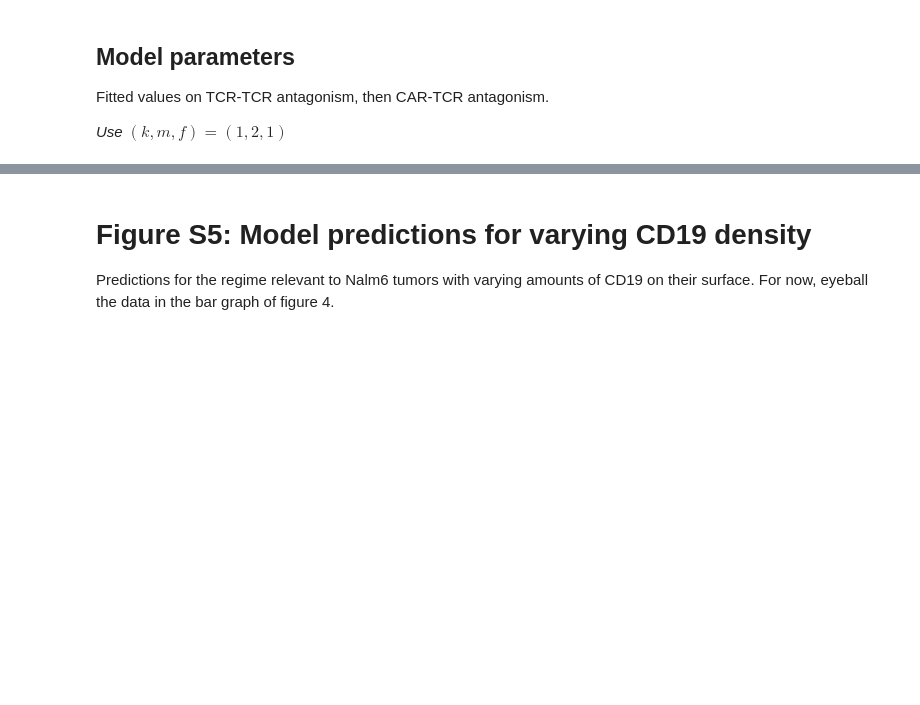
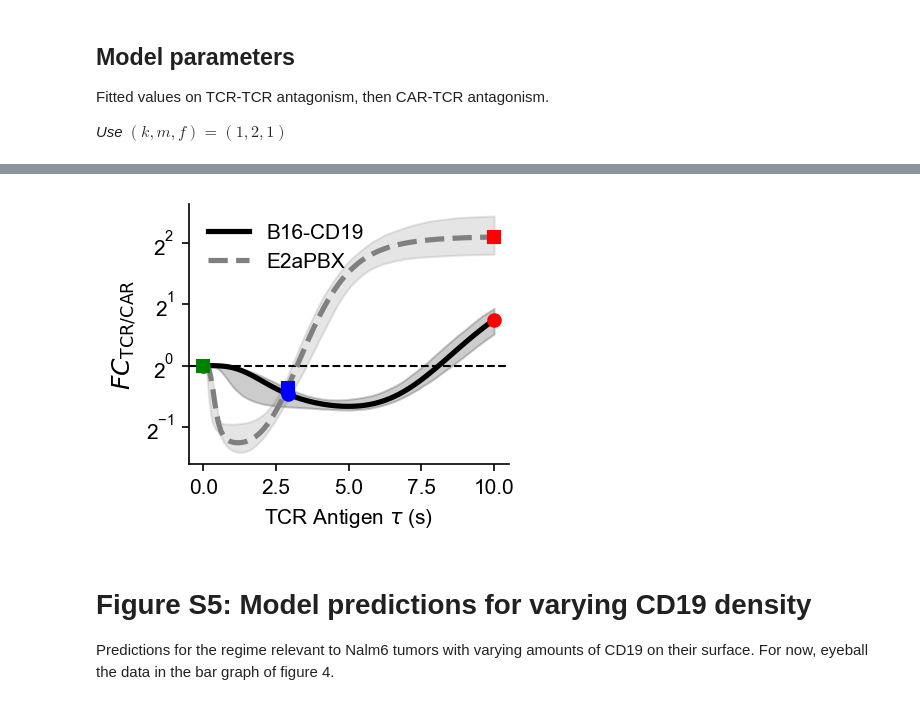
Before and after one commit to frbourassa/tcr_car_antagonism, a Jupyter notebook: tcr_car_further_model_predictions.ipynb, the cells around one changed output, grey strips where cells are left out. Drawn from its saved outputs; the diff is of its cells as text; code cells hidden in the pictures; blank space fills up the shorter version.

```diff
--- a/tcr_car_further_model_predictions.ipynb
+++ b/tcr_car_further_model_predictions.ipynb
@@ -42,7 +42,9 @@ do_save_plots = False
 # %%
 # Display figures larger
 plt.rcParams['figure.dpi'] = 150 # default for me was 75
-fig_dir = "figures/extra_predictions/"
+fig_dir = os.path.join("figures", "extra_predictions")
+res_folder = os.path.join("results", "for_plots")
+surf_folder = os.path.join("data", "surface_counts")
 plt.rcParams["font.family"] = "Arial"
 # %% [markdown]
 ## Model parameters
@@ -78,0 +197,45 @@ with h5py.File(os.path.join("results", "mcmc", samples_fname), "r") as rfile:
+# %%
+# Plot antagonism ratio vs tau for the L_TCR, L_CAR conditions of B16 tumors.
+fig, ax = plt.subplots()
+fig.set_size_inches(2.75, 2.25)
+xvals = np.sort(df_model.index.get_level_values("TCR_Antigen_tau").unique().values)
+ax.axhline(1.0, ls="--", color="k", lw=1.0)
+
+tumor_colors = {"E2aPBX":"grey", "B16-CD19":"k"}
+tumor_styles = {"E2aPBX":"--", "B16-CD19":"-"}
+for tumor in list(df_model.index.get_level_values("TumorLine").unique())[::-1]:
+    yvals = df_model.loc[(tumor, pulse_tcr_range[0], xvals), "best"].values
+    yvals_down = df_model.loc[(tumor, pulse_tcr_range[0], xvals), "percentile_2.5"].values
+    yvals_up = df_model.loc[(tumor, pulse_tcr_range[0], xvals), "percentile_97.5"].values
+    ax.plot(xvals, yvals, lw=2.5, color=tumor_colors[tumor], label=tumor,
+           ls=tumor_styles[tumor])
+    ax.fill_between(xvals, yvals_down, yvals_up, color=tumor_colors[tumor], alpha=0.2)
+
+highlight_colors = ["g", "b", "r"]
+highlight_labels = ["None", "V4", "N4"]
+tumor_markers = {"B16-CD19":"o", "E2aPBX":"s"}
+for i in range(len(highlight_taus)):
+    #for tumor in df_model.index.get_level_values("TumorLine").unique():
+    for tumor in ["B16-CD19", "E2aPBX"]:
+        tau_tcr = highlight_taus[i]
+        #lbl = highlight_labels[i] if tumor == "B16-CD19" else None
+        ax.plot(tau_tcr, df_model.loc[(tumor, pulse_tcr_range[0], tau_tcr), "best"],
+                ls="none", marker=tumor_markers.get(tumor),
+                mfc=highlight_colors[i], ms=6, mec=highlight_colors[i])
+
+ax.set_xlabel(r"TCR Antigen $\tau$ (s)")
+ax.set_ylabel(ylabel=r"$FC_{\mathrm{TCR/CAR}}$", size=12)
+ax.set_yscale("log", base=2)
+#ax.set_ylim([0.48, 2.05])
+ax.legend(frameon=False)
+for side in ["top", "right"]:
+    ax.spines[side].set_visible(False)
+
+if do_save_plots:
+    fig.savefig(os.path.join(fig_dir, "antagonism_b16_surface_molecule_numbers.pdf"),
+        transparent=True, bbox_inches="tight")
+plt.show()
+plt.close()
+# Highlight None, V4 and N4 with Green, Blue, Red?
+# %% [output]
+[figure, added]
```
Also changed, not shown: parts of 20 cells of this notebook, 39 other files.
